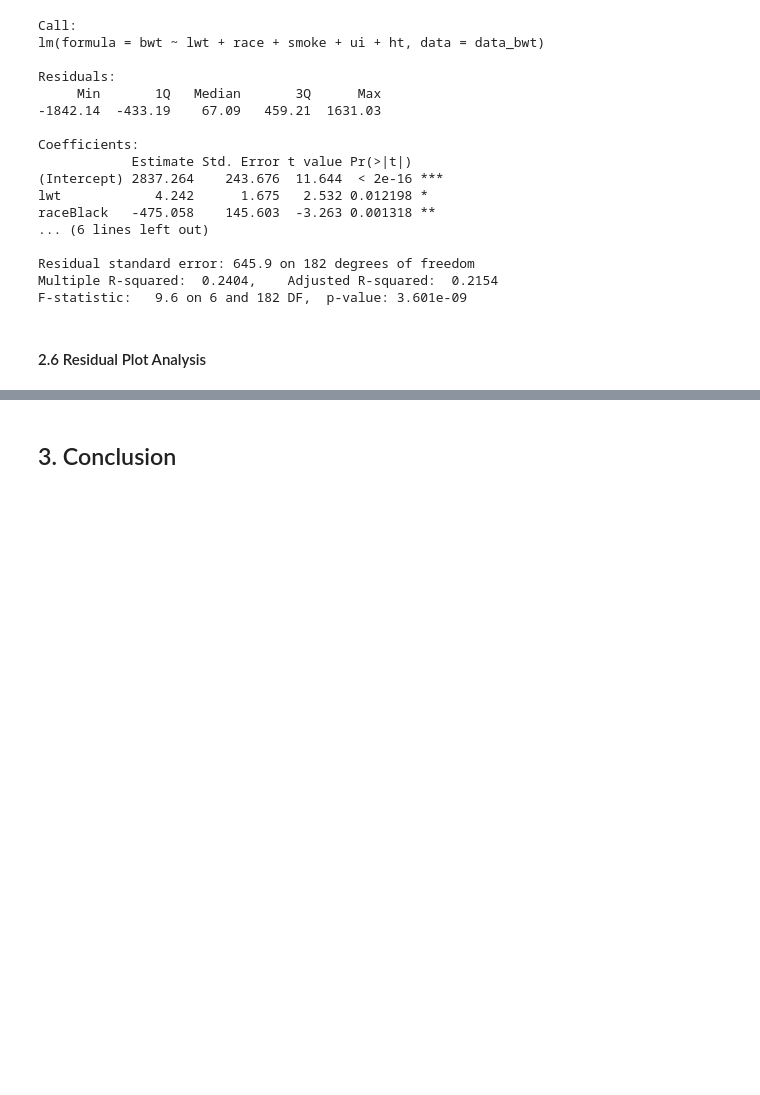
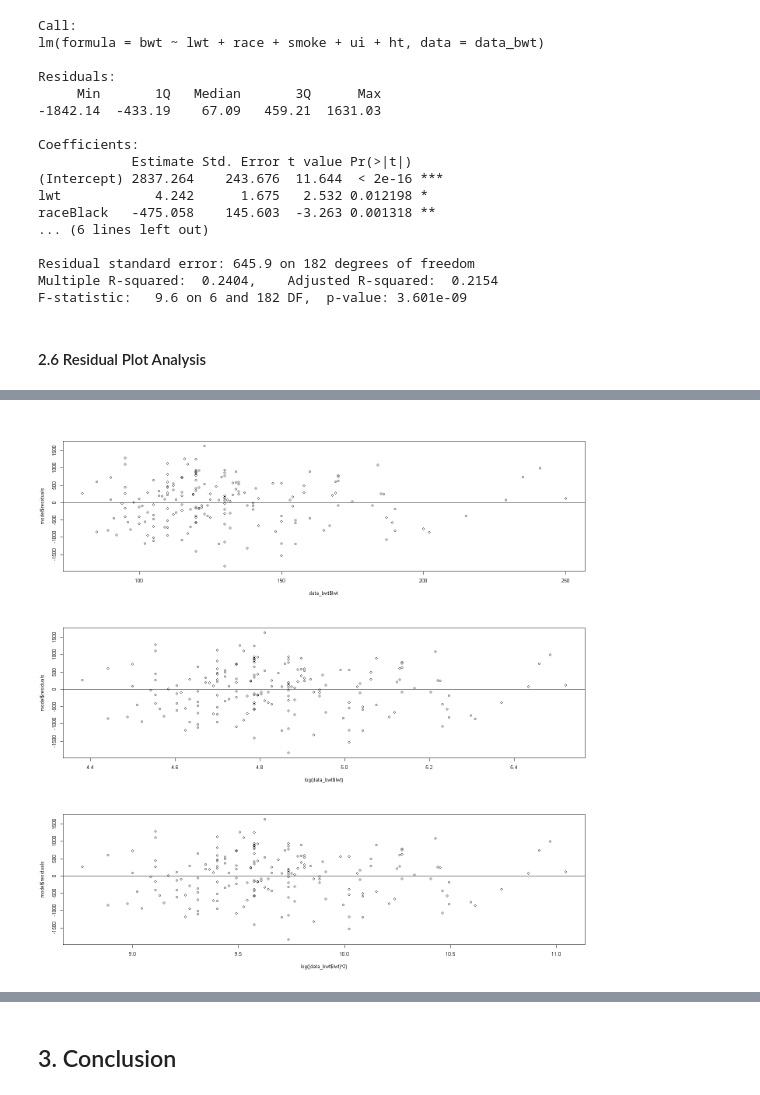
Before and after one commit to jerdavies/birthweight-modelling, a Jupyter notebook: Report-Birthweight.ipynb, the cells around one changed output, grey strips where cells are left out. Cells and saved outputs as stored; diff of their text form; code cells hidden in the pictures; blank space fills up the shorter version.

```diff
--- a/Report-Birthweight.ipynb
+++ b/Report-Birthweight.ipynb
@@ -311,0 +319,13 @@ If necessary, re-fit model after transforming a variable, etc.
+# %%
+#Residual against numerical predictor
+par(mfrow = c(3, 1))
+plot(data_bwt$lwt,model$residuals)
+abline(0,0)
+#Log transfromation for lwt
+plot(log(data_bwt$lwt),model$residuals)
+abline(0,0)
+#Quadratic transfromation for lwt
+plot(log((data_bwt$lwt)^2),model$residuals)
+abline(0,0)
+# %% [output]
+[figure, added]
```
Also changed, not shown: parts of 12 cells of this notebook.
